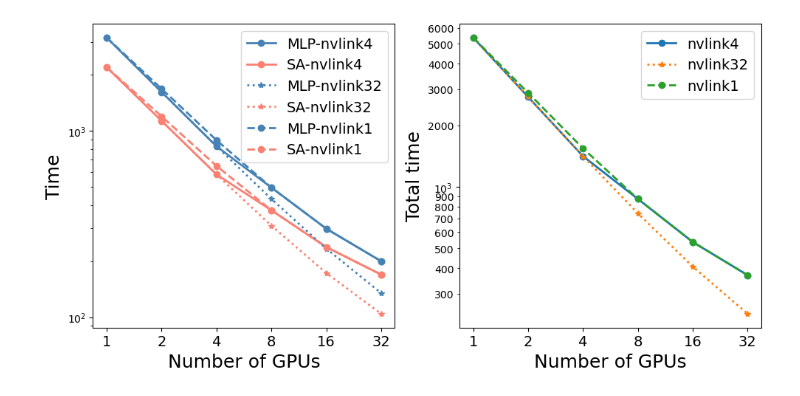
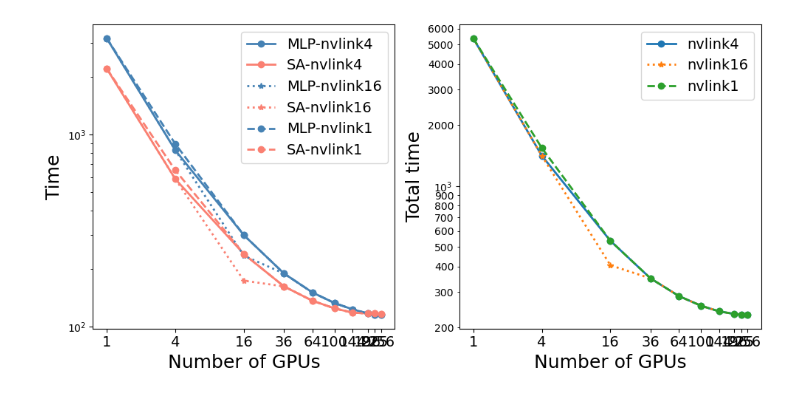
Before and after one commit to ShashankSubramanian/transformer-perf-estimates, a Jupyter notebook: transformers.ipynb, the cells around one changed output. Cells and saved outputs as stored; diff of their text form; code cells hidden in the pictures.

```diff
--- a/transformers.ipynb
+++ b/transformers.ipynb
@@ -12,8 +12,8 @@ from modules import *
 import json
 # %%
 gpt2 = {'l': 1024, 'e': 1600, 'h': 32, 'depth': 48}
-gpt3 = {'l': 2048, 'e': 12288, 'h': 64, 'depth': 96}
-gpt3_lowdepth = {'l': 2048, 'e': 12288, 'h': 64, 'depth': 64 // 8}
+gpt3 = {'l': 2048, 'e': 12288, 'h': 256, 'depth': 96}
+gpt3_lowdepth = {'l': 2048, 'e': 12288, 'h': 256, 'depth': 96 // 8}
 vit_era5 = {'l': 64800, 'e': 2048, 'h': 64, 'depth': 24}
 ### model
 model = gpt3
@@ -190,27 +190,27 @@ def plot(n_gpus, system, axs, lgnd=['MLP', 'SA'], lgnd_tot=['nvlink1'], lfmt="-"
 # %%
 # Sweeps
 ### model parallelism
-n_gpus = [1, 2, 4, 8, 16, 32]
+n_gpus = [1, 4, 16, 36, 64, 100, 144, 196, 225, 256]
 with open('config.json', 'r') as file:
     system = json.load(file)
 fig, axs = plt.subplots(1,2,figsize=(10,5), tight_layout=True)
 c1 = 'steelblue'
 c2 = 'salmon'
 fsz = 18
 
 nvs = 4
 system['nvlink_size'] = nvs
 lgnd = ["MLP-nvlink{}".format(nvs), "SA-nvlink{}".format(nvs)]
 lgnd_tot = ["nvlink{}".format(nvs)]
 plot(n_gpus, system, axs, lgnd=lgnd, lgnd_tot=lgnd_tot, lfmt="o-")
-nvs = 32
+nvs = 16
 system['nvlink_size'] = nvs
 lgnd += ["MLP-nvlink{}".format(nvs), "SA-nvlink{}".format(nvs)]
 lgnd_tot += ["nvlink{}".format(nvs)]
 plot(n_gpus, system, axs, lgnd=lgnd, lgnd_tot=lgnd_tot, lfmt="*:")
 system['nvlink_size'] = 1
 lgnd += ["MLP-nvlink1", "SA-nvlink1"]
 lgnd_tot += ["nvlink1"]
 plot(n_gpus, system, axs, lgnd=lgnd, lgnd_tot=lgnd_tot, lfmt="o--")
 # %% [output]
-[figure, old version]
+[figure, new version]
```
Also changed, not shown: parts of 5 cells of this notebook, 1 other file.
